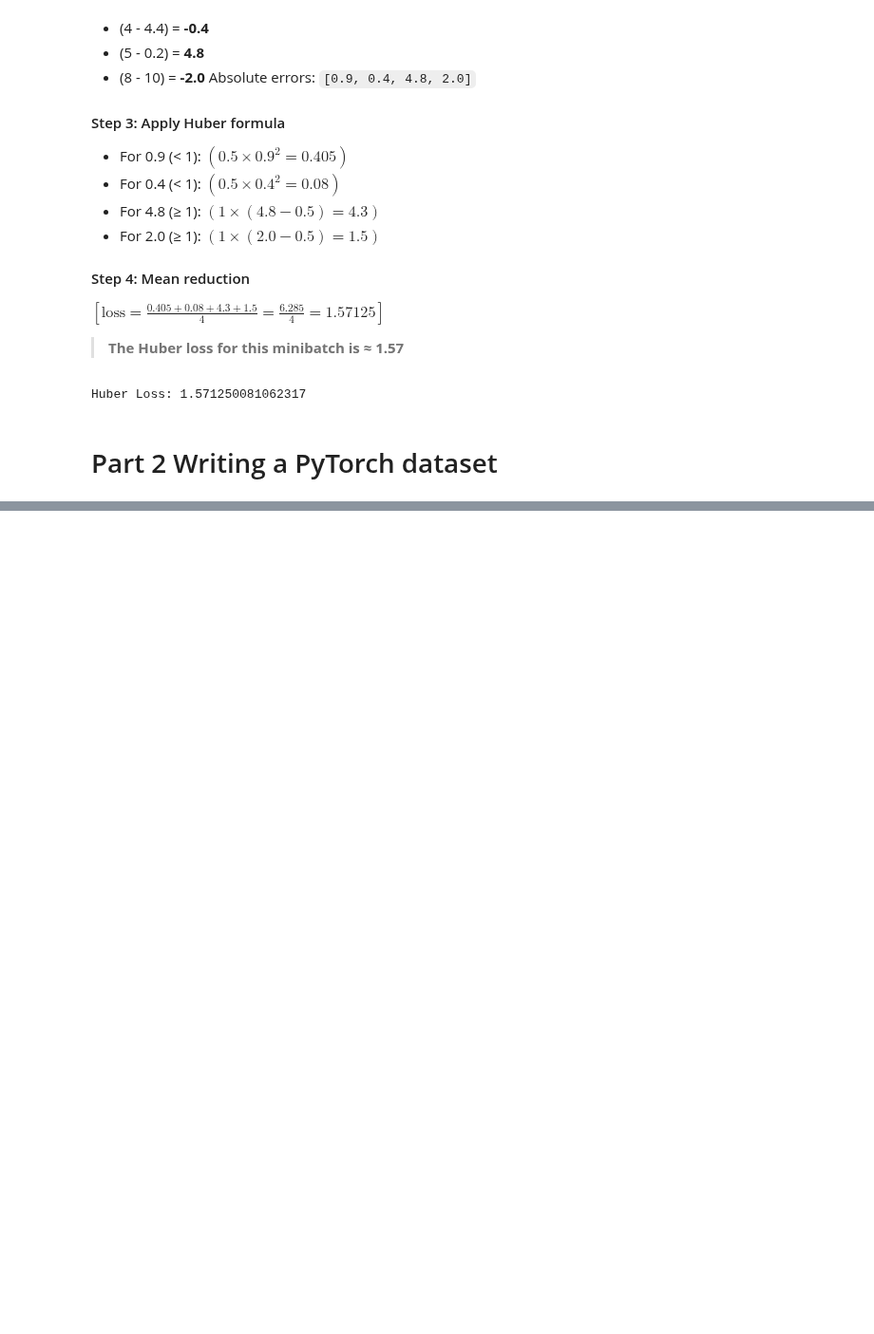
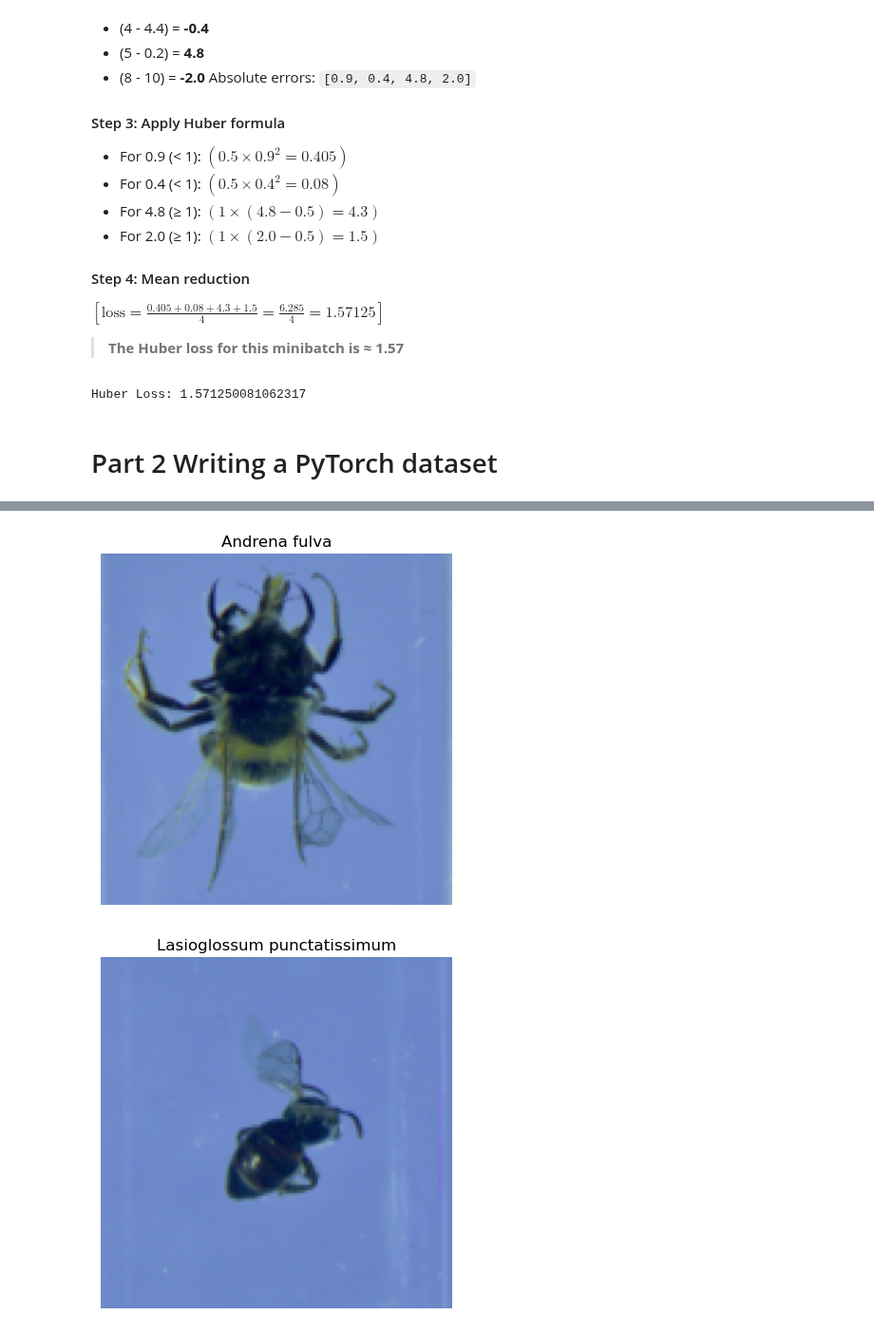
Before and after one commit to MHA963/DeepLearning, a Jupyter notebook: assignments/Assignment1.ipynb, the cells around one changed output, grey strips where cells are left out. Shown at 95% size. Saved outputs shown, nothing was run; the diff lists cells and outputs as text; code cells hidden in the pictures; blank space fills up the shorter version.

```diff
--- a/assignments/Assignment1.ipynb
+++ b/assignments/Assignment1.ipynb
@@ -136,0 +174,30 @@ Huber Loss: 1.571250081062317
+# %%
+
+transform = transforms.Compose([
+    transforms.Resize((128, 128)),   # ensure same size
+    transforms.ToTensor()
+])
+
+dataset = InsectsDataset(
+    csv_file="../data/Insects.csv",
+    root_dir="../data/Insects",
+    transform=transform
+)
+
+trainloader = torch.utils.data.DataLoader(dataset,
+                                          batch_size=4,
+                                          shuffle=True,
+                                          num_workers=0)  # Windows fix
+# %%
+dataiter = iter(trainloader)
+images, labels = next(dataiter)
+
+for image, label in zip(images, labels):
+    plt.figure()
+    plt.imshow(np.transpose(image.numpy(), (1, 2, 0)))
+    plt.title(dataset.idx_to_species[label.item()])
+    plt.axis("off")
+    plt.show()
+# %% [output]
+[figure, added]
+[figure, added]
```
Also changed, not shown: parts of 4 cells of this notebook, 2 other files.
